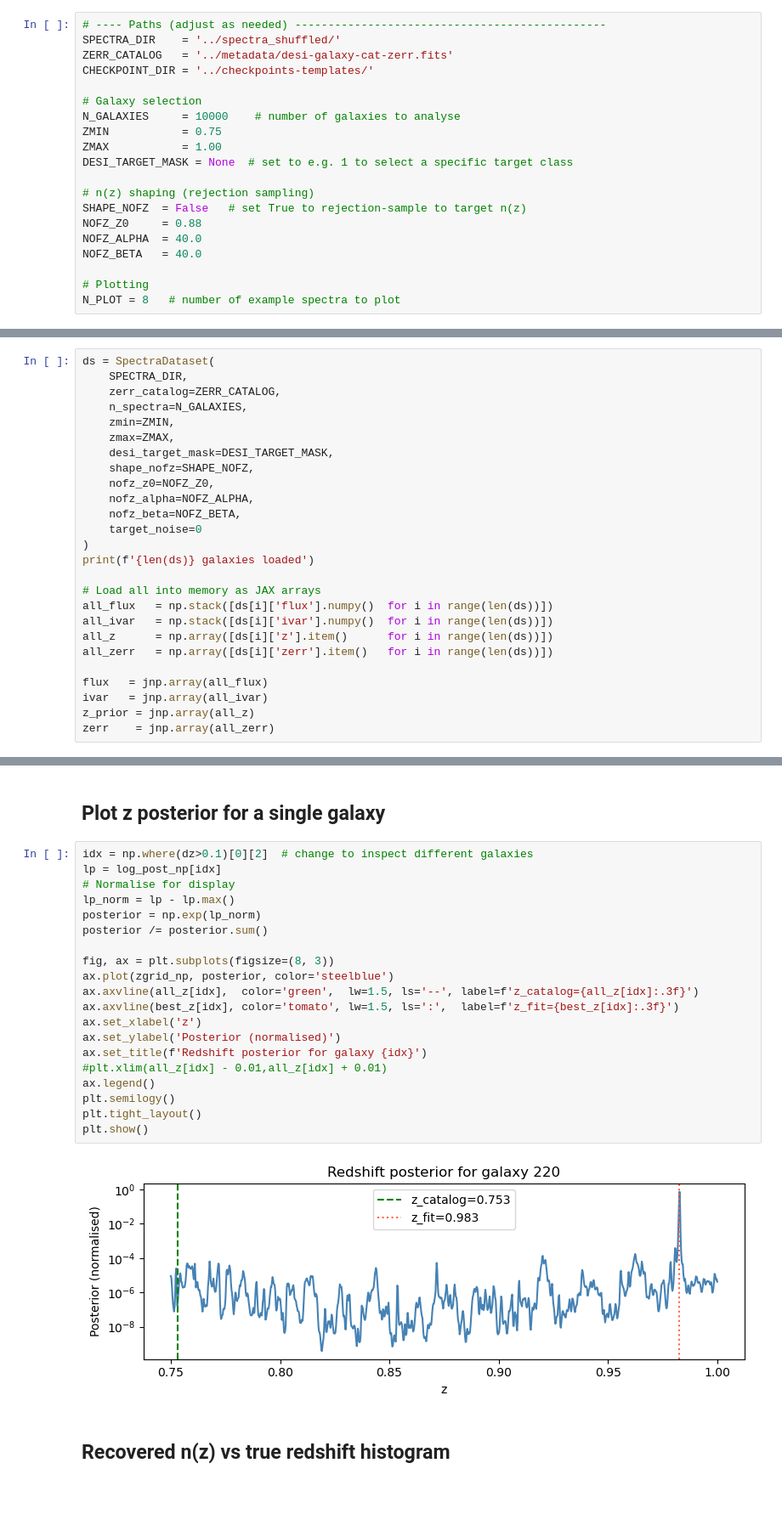
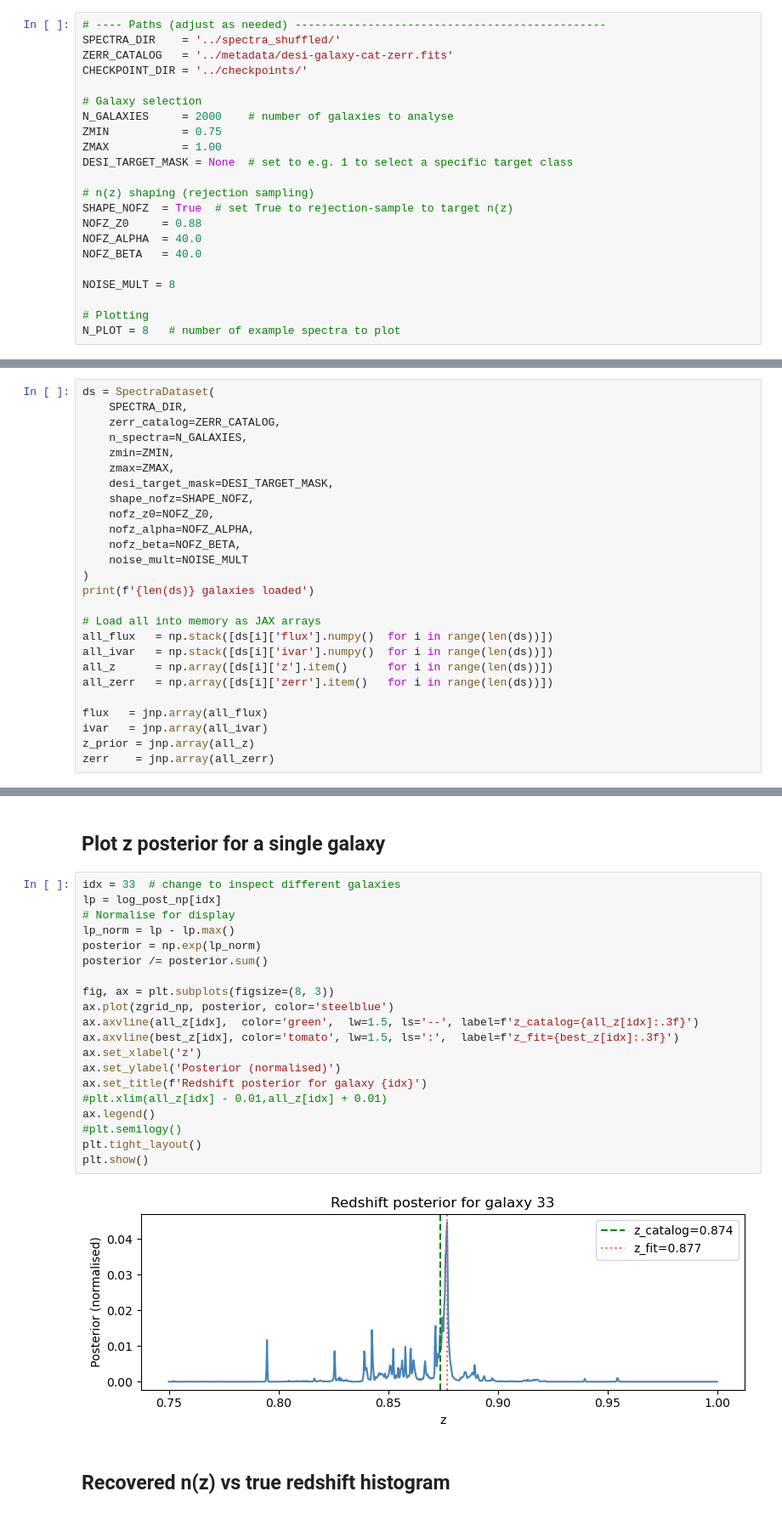
Before and after one commit to slosar/templater, a Jupyter notebook: notebooks/analyze.ipynb, the cells around one changed output, grey strips where cells are left out. Shown at 85% size. Cells and saved outputs as stored; diff of their text form.

```diff
--- a/notebooks/analyze.ipynb
+++ b/notebooks/analyze.ipynb
@@ -34,20 +34,22 @@ XLA_PYTHON_CLIENT_PREALLOCATE = false
 # ---- Paths (adjust as needed) -----------------------------------------------
 SPECTRA_DIR    = '../spectra_shuffled/'
 ZERR_CATALOG   = '../metadata/desi-galaxy-cat-zerr.fits'
-CHECKPOINT_DIR = '../checkpoints-templates/'
+CHECKPOINT_DIR = '../checkpoints/'
 
 # Galaxy selection
-N_GALAXIES     = 10000    # number of galaxies to analyse
+N_GALAXIES     = 2000    # number of galaxies to analyse
 ZMIN           = 0.75
 ZMAX           = 1.00
 DESI_TARGET_MASK = None  # set to e.g. 1 to select a specific target class
 
 # n(z) shaping (rejection sampling)
-SHAPE_NOFZ  = False   # set True to rejection-sample to target n(z)
+SHAPE_NOFZ  = True  # set True to rejection-sample to target n(z)
 NOFZ_Z0     = 0.88
 NOFZ_ALPHA  = 40.0
 NOFZ_BETA   = 40.0
 
+NOISE_MULT = 8
+
 # Plotting
 N_PLOT = 8   # number of example spectra to plot
 # %% [markdown]
@@ -64,7 +66,7 @@ ds = SpectraDataset(
     nofz_z0=NOFZ_Z0,
     nofz_alpha=NOFZ_ALPHA,
     nofz_beta=NOFZ_BETA,
-    target_noise=0
+    noise_mult=NOISE_MULT
 )
 print(f'{len(ds)} galaxies loaded')
 
@@ -359,27 +378,27 @@ plt.show()
 # %% [markdown]
 ## Plot z posterior for a single galaxy
 # %%
-idx = np.where(dz>0.1)[0][2]  # change to inspect different galaxies
+idx = 33  # change to inspect different galaxies
 lp = log_post_np[idx]
 # Normalise for display
 lp_norm = lp - lp.max()
 posterior = np.exp(lp_norm)
 posterior /= posterior.sum()
 
 fig, ax = plt.subplots(figsize=(8, 3))
 ax.plot(zgrid_np, posterior, color='steelblue')
 ax.axvline(all_z[idx],  color='green',  lw=1.5, ls='--', label=f'z_catalog={all_z[idx]:.3f}')
 ax.axvline(best_z[idx], color='tomato', lw=1.5, ls=':',  label=f'z_fit={best_z[idx]:.3f}')
 ax.set_xlabel('z')
 ax.set_ylabel('Posterior (normalised)')
 ax.set_title(f'Redshift posterior for galaxy {idx}')
 #plt.xlim(all_z[idx] - 0.01,all_z[idx] + 0.01)
 ax.legend()
-plt.semilogy()
+#plt.semilogy()
 plt.tight_layout()
 plt.show()
 # %% [output]
-[figure, old version]
+[figure, new version]
 # %% [markdown]
 ## Recovered n(z) vs true redshift histogram
 # %%
```
Also changed, not shown: parts of 10 cells of this notebook, 10 other files.
